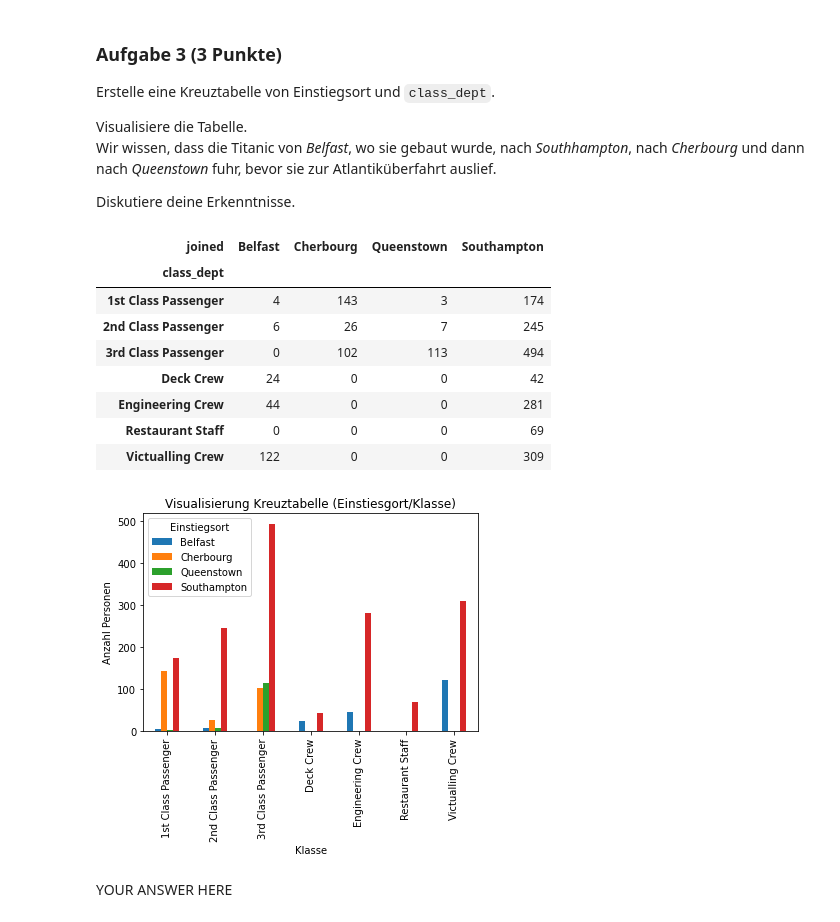
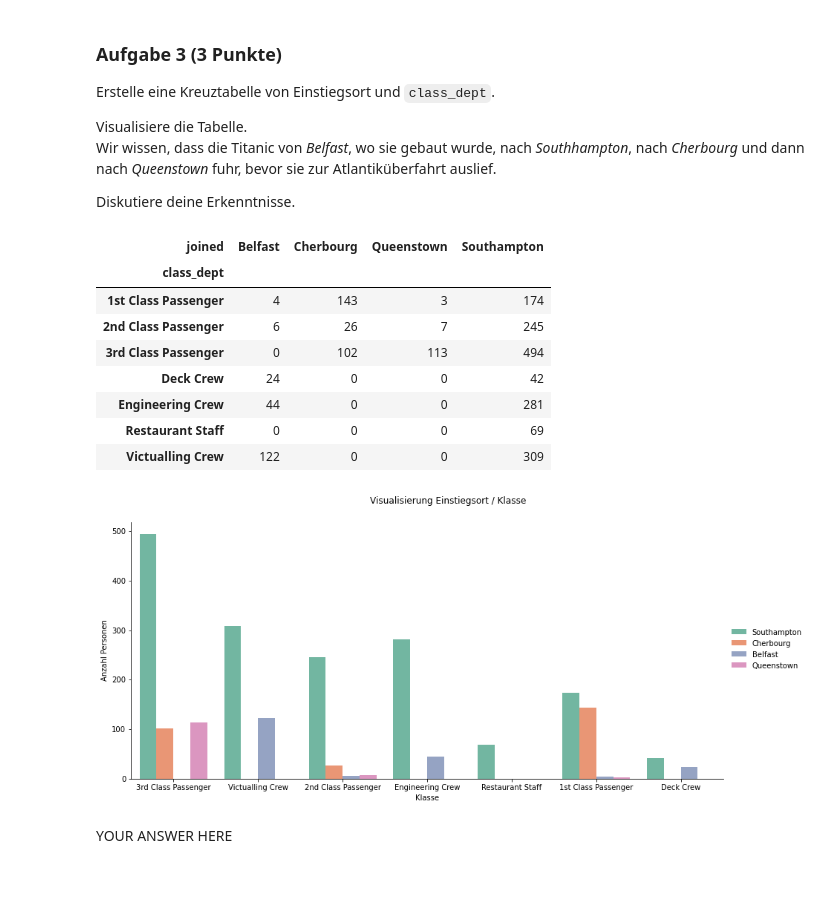
Before and after one commit to marcschny/dsp_assignments, a Jupyter notebook: assignments/assignment11_graded/exercise11.ipynb, the cells around one changed output. Cells and saved outputs as stored; diff of their text form; code cells hidden in the pictures; blank space fills up the shorter version.

```diff
--- a/assignments/assignment11_graded/exercise11.ipynb
+++ b/assignments/assignment11_graded/exercise11.ipynb
@@ -240,33 +240,37 @@ Visualisiere die Tabelle.
 Wir wissen, dass die Titanic von *Belfast*, wo sie gebaut wurde, nach *Southhampton*, nach *Cherbourg* und dann nach *Queenstown* fuhr, bevor sie zur Atlantiküberfahrt auslief.
 
 Diskutiere deine Erkenntnisse.
-# %%
-import matplotlib.pyplot as plt
-
-#create cross table
-joined = allPersons["joined"]
-class_dept = allPersons["class_dept"]
-crossTable = pd.crosstab(class_dept, joined)
-#display cross table
-display(crossTable)
-
-#visualize cross table as bar chart
-ax = crossTable.plot(kind="bar")
-_ = ax.set_title("Visualisierung Kreuztabelle (Einstiesgort/Klasse)")
-_ = ax.set_xlabel("Klasse")
-_ = ax.set_ylabel("Anzahl Personen")
-_ = ax.legend(title="Einstiegsort", loc="upper left")
-# %% [output]
-| joined | Belfast | Cherbourg | Queenstown | Southampton |
-| class_dept |  |  |  |  |
-| 1st Class Passenger | 4 | 143 | 3 | 174 |
-| 2nd Class Passenger | 6 | 26 | 7 | 245 |
-| 3rd Class Passenger | 0 | 102 | 113 | 494 |
-| Deck Crew | 24 | 0 | 0 | 42 |
-| Engineering Crew | 44 | 0 | 0 | 281 |
-| Restaurant Staff | 0 | 0 | 0 | 69 |
-| Victualling Crew | 122 | 0 | 0 | 309 |
-[figure, removed]
+# %%
+# create cross table
+joined = allPersons["joined"]
+class_dept = allPersons["class_dept"]
+crossTable = pd.crosstab(class_dept, joined)
+
+# display cross table
+display(crossTable)
+
+# visualize joined / class_dept as catplot
+g = sns.catplot(
+    data=allPersons, kind="count",
+    x="class_dept", hue="joined",
+    palette=sns.color_palette("Set2"),
+    ci=None, height=6, aspect=2, margin_titles=False
+)
+_ = g.set_axis_labels("Klasse", "Anzahl Personen")
+_ = g.legend.set_title("")
+_ = g.fig.subplots_adjust(top=0.9)
+_ = g.fig.suptitle("Visualisierung Einstiegsort / Klasse")
+# %% [output]
+| joined | Belfast | Cherbourg | Queenstown | Southampton |
+| class_dept |  |  |  |  |
+| 1st Class Passenger | 4 | 143 | 3 | 174 |
+| 2nd Class Passenger | 6 | 26 | 7 | 245 |
+| 3rd Class Passenger | 0 | 102 | 113 | 494 |
+| Deck Crew | 24 | 0 | 0 | 42 |
+| Engineering Crew | 44 | 0 | 0 | 281 |
+| Restaurant Staff | 0 | 0 | 0 | 69 |
+| Victualling Crew | 122 | 0 | 0 | 309 |
+[figure, added]
 # %% [markdown]
 YOUR ANSWER HERE
 # %% [markdown]
```
Also changed, not shown: parts of 9 cells of this notebook.
